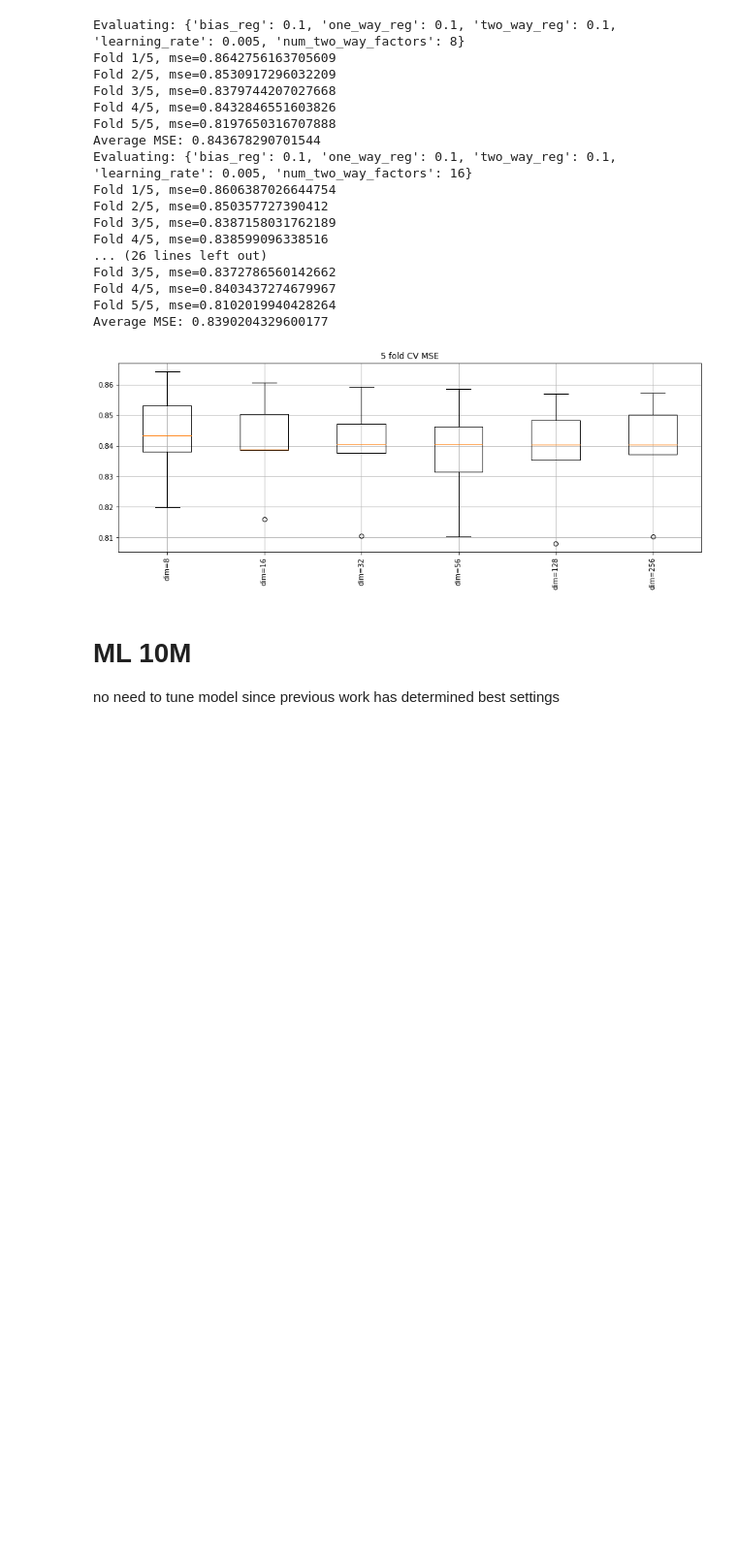
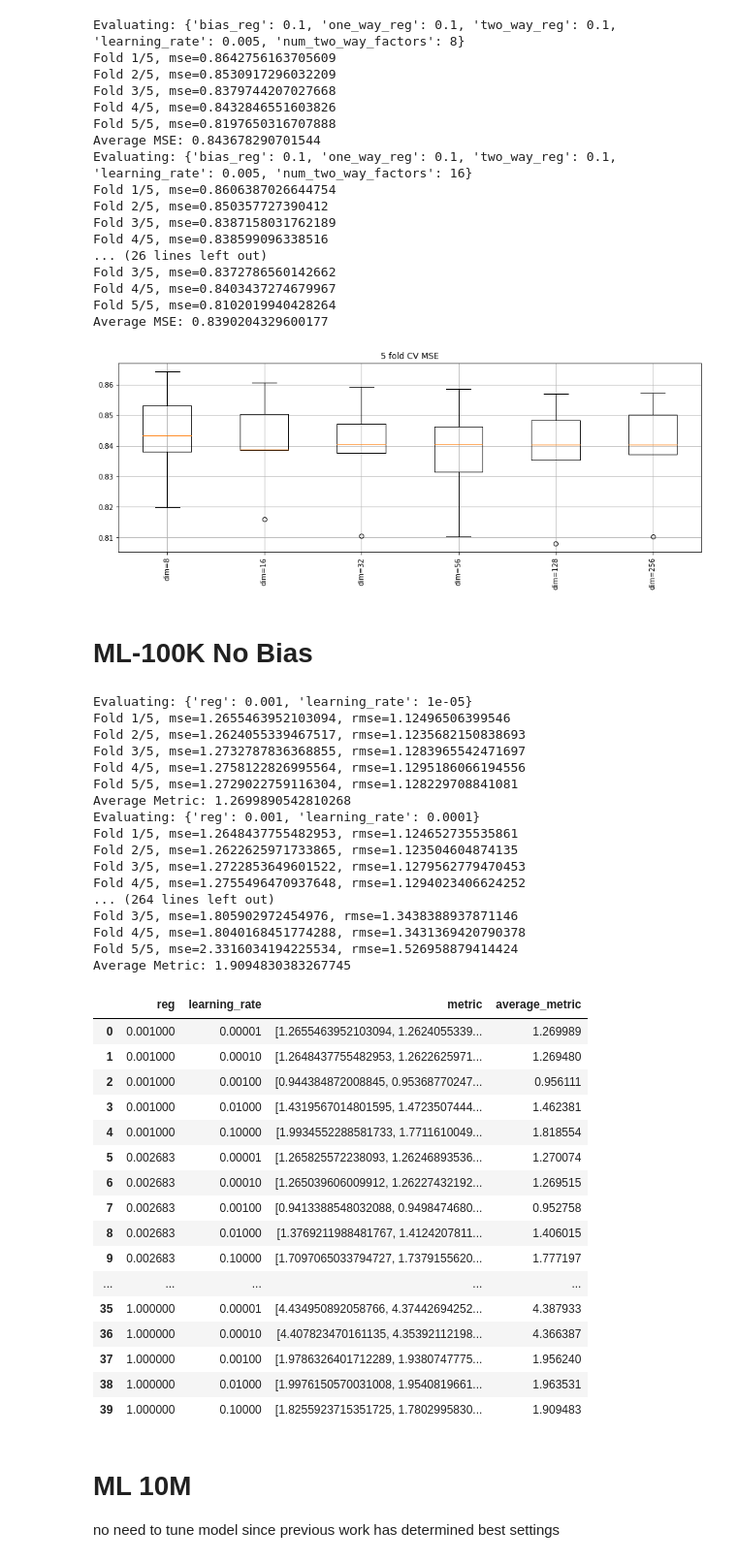
Before and after one commit to berkeley-reclab/RecLab, a Jupyter notebook: experiments/Loading-Datasets-Tuning-Models.ipynb, the cells around one changed output. Shown at 97% size. Saved outputs shown, nothing was run; the diff lists cells and outputs as text; code cells hidden in the pictures; blank space fills up the shorter version.

```diff
--- a/experiments/Loading-Datasets-Tuning-Models.ipynb
+++ b/experiments/Loading-Datasets-Tuning-Models.ipynb
@@ -12,6 +14,8 @@ from reclab import data_utils
 # %%
 bucket_name = 'recsys-eval'
 data_dir = 'Karl'
+# %%
+bucket_name = None
 # %% [markdown]
 # ML 100k
 
@@ -91,3 +95,61 @@ plt.xticks(rotation=90)
 plt.grid()
 # %% [output]
 [figure]
+# %% [markdown]
+# ML-100K No Bias
+# %%
+users, items, ratings = data_utils.read_dataset('ml-100k')
+env_name = 'ml-100k'
+default_params = dict(num_two_way_factors=32, learning_rate=0.1,
+              reg=0., use_one_way = False,
+              num_iter=100, num_user_features=0, num_item_features=0, num_rating_features=0,
+              max_num_users=len(users), max_num_items=len(items))
+
+tuner = run_utils.ModelTuner((users, items, ratings),
+                             default_params,
+                             LibFM,
+                             n_fold=5,
+                             verbose=True,
+                             bucket_name=bucket_name,
+                             data_dir=data_dir,
+                             environment_name=env_name,
+                             recommender_name='libfm')
+# %%
+regs = np.logspace(-3, 0, 8).tolist()
+lrs = np.logspace(-5, -1, 5).tolist()
+tuner.evaluate_grid(reg=regs, learning_rate=lrs)
+# %% [output]
+Evaluating: {'reg': 0.001, 'learning_rate': 1e-05}
+Fold 1/5, mse=1.2655463952103094, rmse=1.12496506399546
+Fold 2/5, mse=1.2624055339467517, rmse=1.1235682150838693
+Fold 3/5, mse=1.2732787836368855, rmse=1.1283965542471697
+Fold 4/5, mse=1.2758122826995564, rmse=1.1295186066194556
+Fold 5/5, mse=1.2729022759116304, rmse=1.128229708841081
+Average Metric: 1.2699890542810268
+Evaluating: {'reg': 0.001, 'learning_rate': 0.0001}
+Fold 1/5, mse=1.2648437755482953, rmse=1.124652735535861
+Fold 2/5, mse=1.2622625971733865, rmse=1.123504604874135
+Fold 3/5, mse=1.2722853649601522, rmse=1.1279562779470453
+Fold 4/5, mse=1.2755496470937648, rmse=1.1294023406624252
+... (264 lines left out)
+Fold 3/5, mse=1.805902972454976, rmse=1.3438388937871146
+Fold 4/5, mse=1.8040168451774288, rmse=1.3431369420790378
+Fold 5/5, mse=2.3316034194225534, rmse=1.526958879414424
+Average Metric: 1.9094830383267745
+|  | reg | learning_rate | metric | average_metric |
+| 0 | 0.001000 | 0.00001 | [1.2655463952103094, 1.2624055339... | 1.269989 |
+| 1 | 0.001000 | 0.00010 | [1.2648437755482953, 1.2622625971... | 1.269480 |
+| 2 | 0.001000 | 0.00100 | [0.944384872008845, 0.95368770247... | 0.956111 |
+| 3 | 0.001000 | 0.01000 | [1.4319567014801595, 1.4723507444... | 1.462381 |
+| 4 | 0.001000 | 0.10000 | [1.9934552288581733, 1.7711610049... | 1.818554 |
+| 5 | 0.002683 | 0.00001 | [1.265825572238093, 1.26246893536... | 1.270074 |
+| 6 | 0.002683 | 0.00010 | [1.265039606009912, 1.26227432192... | 1.269515 |
+| 7 | 0.002683 | 0.00100 | [0.9413388548032088, 0.9498474680... | 0.952758 |
+| 8 | 0.002683 | 0.01000 | [1.3769211988481767, 1.4124207811... | 1.406015 |
+| 9 | 0.002683 | 0.10000 | [1.7097065033794727, 1.7379155620... | 1.777197 |
+| ... | ... | ... | ... | ... |
+| 35 | 1.000000 | 0.00001 | [4.434950892058766, 4.37442694252... | 4.387933 |
+| 36 | 1.000000 | 0.00010 | [4.407823470161135, 4.35392112198... | 4.366387 |
+| 37 | 1.000000 | 0.00100 | [1.9786326401712289, 1.9380747775... | 1.956240 |
+| 38 | 1.000000 | 0.01000 | [1.9976150570031008, 1.9540819661... | 1.963531 |
+| 39 | 1.000000 | 0.10000 | [1.8255923715351725, 1.7802995830... | 1.909483 |
```
Also changed, not shown: parts of 2 cells of this notebook.
